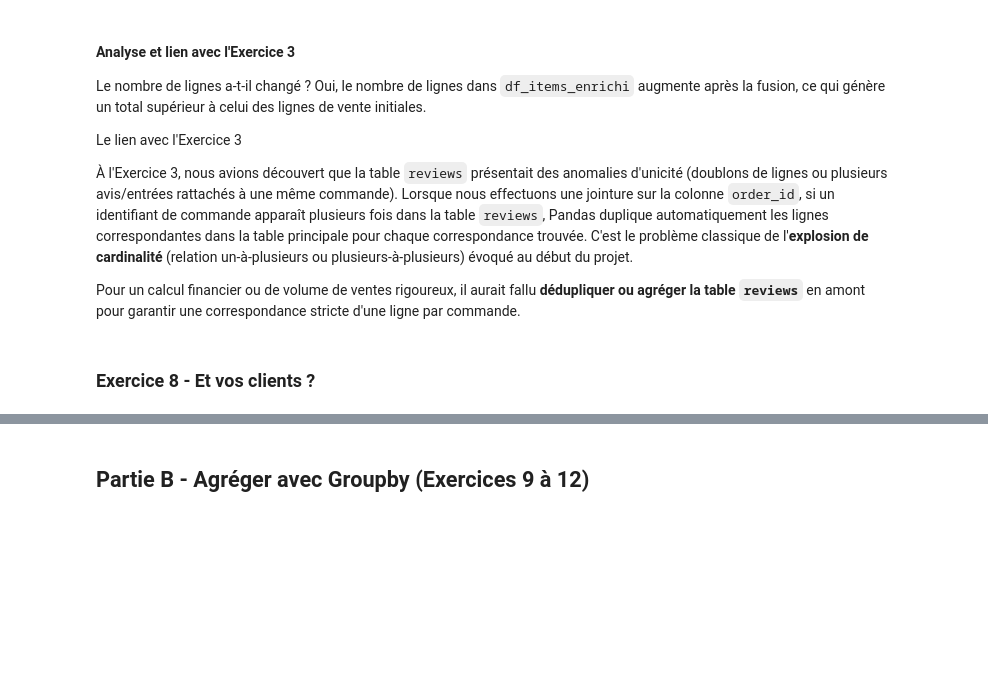
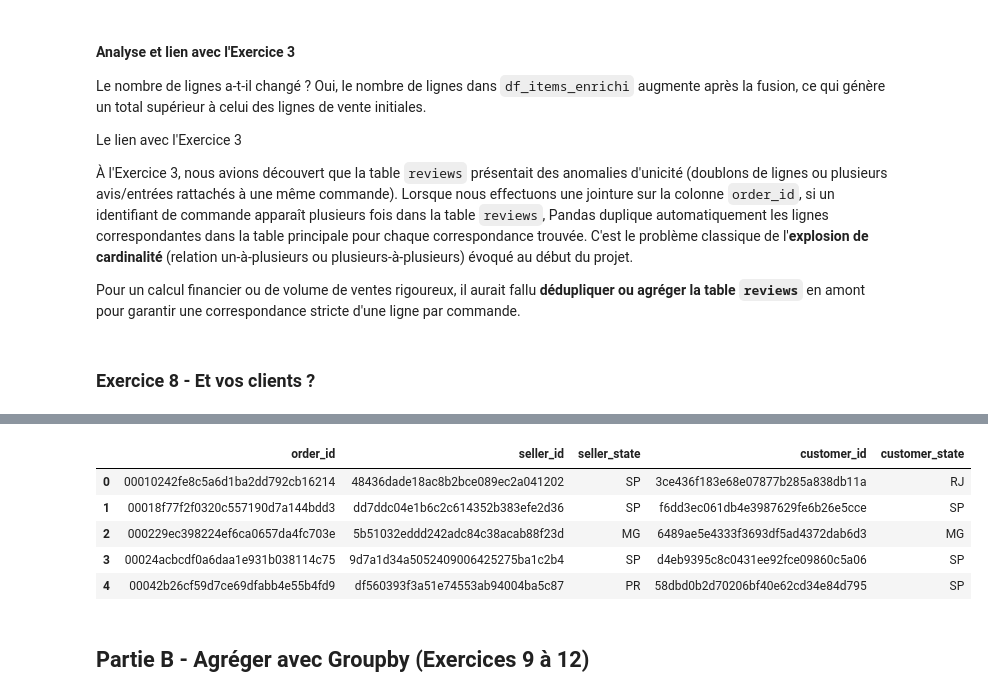
Before and after one commit to Henz2k1/projet_sante_akieni, a Jupyter notebook: S14/semaine14_le_perf_vendeurs_et_produits.ipynb, the cells around one changed output, grey strips where cells are left out. Drawn from its saved outputs; the diff is of its cells as text; code cells hidden in the pictures; blank space fills up the shorter version.

```diff
--- a/S14/semaine14_le_perf_vendeurs_et_produits.ipynb
+++ b/S14/semaine14_le_perf_vendeurs_et_produits.ipynb
@@ -708,0 +624,92 @@ Colonnes finales: ['order_id', 'order_item_id', 'product_id', 'seller_id', 'ship
+# %%
+print("─" * 60)
+print("ENRICHISSEMENT : LOCALISATION DU CLIENT")
+print("─" * 60)
+
+# Nettoyage des colonnes déjà présentes
+for col in ["customer_id", "customer_state"]:
+    if col in df_items_enrichi.columns:
+        df_items_enrichi = df_items_enrichi.drop(columns=col)
+
+# Nombre de lignes avant
+lignes_avant = len(df_items_enrichi)
+
+# 1. Récupération du customer_id depuis orders
+df_items_enrichi = df_items_enrichi.merge(
+    df_orders[["order_id", "customer_id"]],
+    on="order_id",
+    how="left"
+)
+
+lignes_apres_orders = len(df_items_enrichi)
+
+# 2. Recherche de la colonne de localisation
+col_etat_client = next(
+    (
+        col for col in ["customer_state", "state", "customer_region"]
+        if col in df_customers.columns
+    ),
+    None
+)
+
+if col_etat_client is None:
+    raise ValueError(
+        f"Aucune colonne de localisation trouvée dans customers."
+    )
+
+# 3. Récupération de la localisation
+df_items_enrichi = df_items_enrichi.merge(
+    df_customers[["customer_id", col_etat_client]],
+    on="customer_id",
+    how="left"
+)
+
+# Uniformisation du nom
+if col_etat_client != "customer_state":
+    df_items_enrichi = df_items_enrichi.rename(
+        columns={col_etat_client: "customer_state"}
+    )
+
+lignes_apres = len(df_items_enrichi)
+
+
+# Rapport
+print("\nRÉSULTAT DES FUSIONS")
+print("─" * 60)
+
+print(f"{'Lignes avant les fusions':<40}: {lignes_avant:>12,}")
+print(f"{'Après fusion avec orders':<40}: {lignes_apres_orders:>12,}")
+print(f"{'Après fusion avec customers':<40}: {lignes_apres:>12,}")
+print(f"{'Différence totale':<40}: {lignes_apres - lignes_avant:>+12,}")
+
+print(f"\n{'Colonne de localisation utilisée':<40}: {col_etat_client}")
+print(f"{'Colonne finale':<40}: {'customer_state'}")
+
+print("\nVÉRIFICATION DE LA CARDINALITÉ")
+print("─" * 60)
+
+if lignes_apres == lignes_avant:
+    print("Le nombre de lignes est resté identique.")
+    print("La cardinalité est respectée.")
+else:
+    print(
+        f"Le nombre de lignes a changé de "
+        f"{lignes_apres - lignes_avant:+,}."
+    )
+
+# Apercu
+print("\nAPERÇU DE L'ENRICHISSEMENT")
+print("─" * 60)
+
+display(
+    df_items_enrichi[
+        [
+            "order_id",
+            "seller_id",
+            "seller_state",
+            "customer_id",
+            "customer_state"
+        ]
+    ].head(5)
+)
+# %% [output]
@@ -709,3 +733,9 @@ Colonnes finales: ['order_id', 'order_item_id', 'product_id', 'seller_id', 'ship
+|  | order_id | seller_id | seller_state | customer_id | customer_state |
+| 0 | 00010242fe8c5a6d1ba2dd792cb16214 | 48436dade18ac8b2bce089ec2a041202 | SP | 3ce436f183e68e07877b285a838db11a | RJ |
+| 1 | 00018f77f2f0320c557190d7a144bdd3 | dd7ddc04e1b6c2c614352b383efe2d36 | SP | f6dd3ec061db4e3987629fe6b26e5cce | SP |
+| 2 | 000229ec398224ef6ca0657da4fc703e | 5b51032eddd242adc84c38acab88f23d | MG | 6489ae5e4333f3693df5ad4372dab6d3 | MG |
+| 3 | 00024acbcdf0a6daa1e931b038114c75 | 9d7a1d34a5052409006425275ba1c2b4 | SP | d4eb9395c8c0431ee92fce09860c5a06 | SP |
+| 4 | 00042b26cf59d7ce69dfabb4e55b4fd9 | df560393f3a51e74553ab94004ba5c87 | PR | 58dbd0b2d70206bf40e62cd34e84d795 | SP |
 # %% [markdown]
 ## Partie B - Agréger avec Groupby (Exercices 9 à 12)
 # %% [markdown]
```
Also changed, not shown: parts of 3 cells of this notebook.
